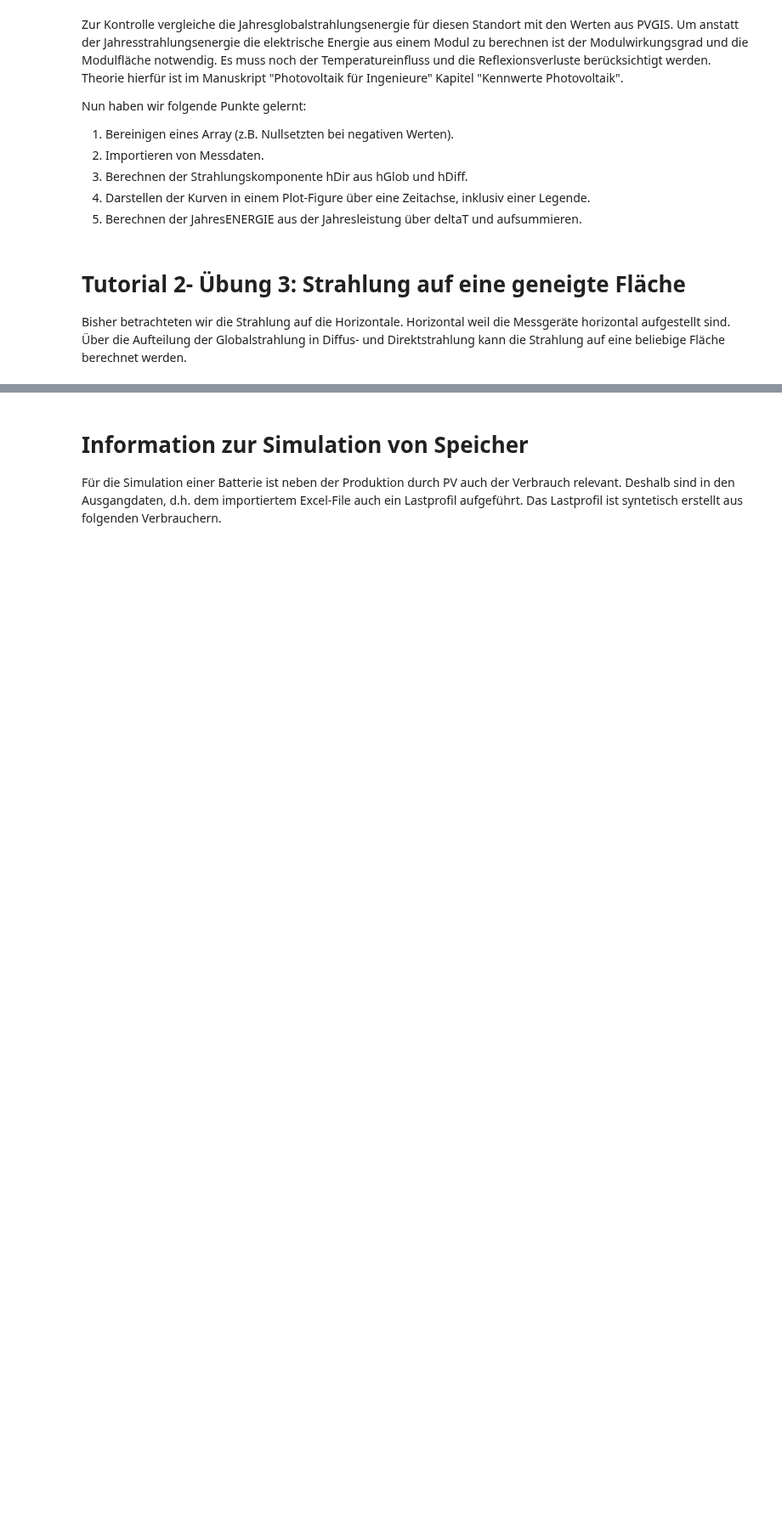
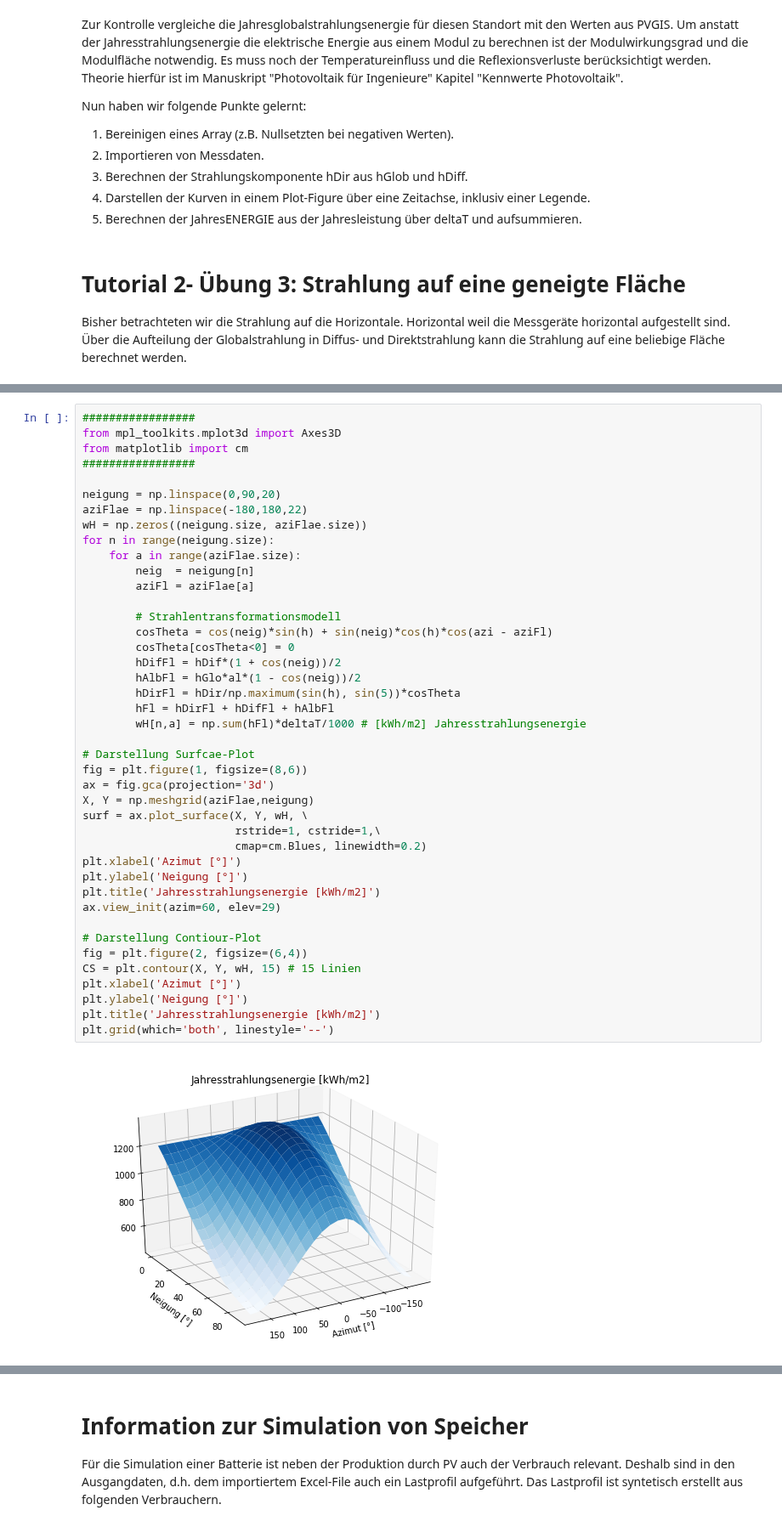
Before and after one commit to markstaler/pv4ing, a Jupyter notebook: PV4Ing_Tutorial.ipynb, the cells around one changed output, grey strips where cells are left out. Shown at 85% size. Drawn from its saved outputs; the diff is of its cells as text; blank space fills up the shorter version.

```diff
--- a/PV4Ing_Tutorial.ipynb
+++ b/PV4Ing_Tutorial.ipynb
@@ -180,0 +212,44 @@ Mit den Messdaten wird auch ein Array mit den Zeitwerten importiert und berechne
+# %%
+#################
+from mpl_toolkits.mplot3d import Axes3D
+from matplotlib import cm
+#################
+
+neigung = np.linspace(0,90,20)
+aziFlae = np.linspace(-180,180,22)
+wH = np.zeros((neigung.size, aziFlae.size))
+for n in range(neigung.size):
+    for a in range(aziFlae.size):
+        neig  = neigung[n]
+        aziFl = aziFlae[a]
+
+        # Strahlentransformationsmodell
+        cosTheta = cos(neig)*sin(h) + sin(neig)*cos(h)*cos(azi - aziFl)
+        cosTheta[cosTheta<0] = 0
+        hDifFl = hDif*(1 + cos(neig))/2
+        hAlbFl = hGlo*al*(1 - cos(neig))/2
+        hDirFl = hDir/np.maximum(sin(h), sin(5))*cosTheta
+        hFl = hDirFl + hDifFl + hAlbFl
+        wH[n,a] = np.sum(hFl)*deltaT/1000 # [kWh/m2] Jahresstrahlungsenergie
+
+# Darstellung Surfcae-Plot
+fig = plt.figure(1, figsize=(8,6))
+ax = fig.gca(projection='3d')
+X, Y = np.meshgrid(aziFlae,neigung)
+surf = ax.plot_surface(X, Y, wH, \
+                       rstride=1, cstride=1,\
+                       cmap=cm.Blues, linewidth=0.2)
+plt.xlabel('Azimut [°]')
+plt.ylabel('Neigung [°]')
+plt.title('Jahresstrahlungsenergie [kWh/m2]')
+ax.view_init(azim=60, elev=29)
+
+# Darstellung Contiour-Plot
+fig = plt.figure(2, figsize=(6,4))
+CS = plt.contour(X, Y, wH, 15) # 15 Linien
+plt.xlabel('Azimut [°]')
+plt.ylabel('Neigung [°]')
+plt.title('Jahresstrahlungsenergie [kWh/m2]')
+plt.grid(which='both', linestyle='--')
+# %% [output]
+[figure, added]
```
Also changed, not shown: parts of 15 cells of this notebook, 1 other file.
